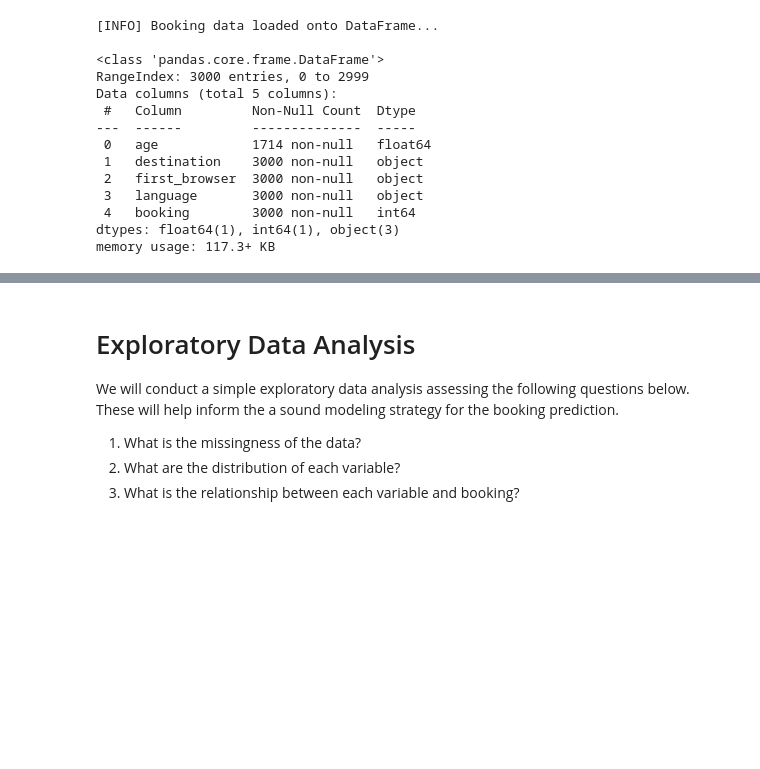
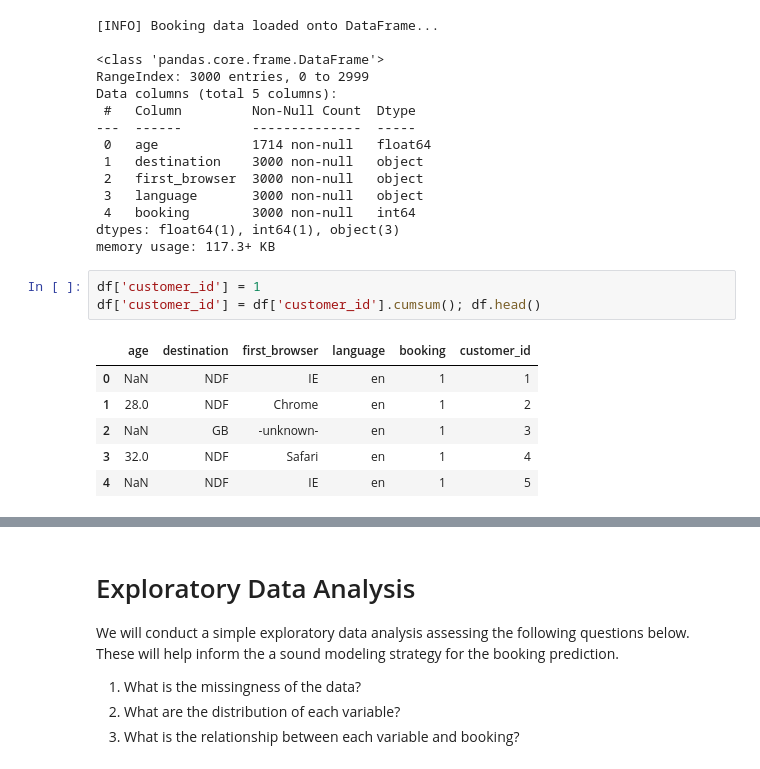
Before and after one commit to datascienceschool-com/ml-fast-api-hotel-booking, a Jupyter notebook: notebooks/Hotel Booking Prediction.ipynb, the cells around one changed output, grey strips where cells are left out. Saved outputs shown, nothing was run; the diff lists cells and outputs as text; blank space fills up the shorter version.

```diff
--- a/notebooks/Hotel Booking Prediction.ipynb
+++ b/notebooks/Hotel Booking Prediction.ipynb
@@ -72,3 +72,13 @@ Data columns (total 5 columns):
  4   booking        3000 non-null   int64
 dtypes: float64(1), int64(1), object(3)
 memory usage: 117.3+ KB
+# %%
+df['customer_id'] = 1
+df['customer_id'] = df['customer_id'].cumsum(); df.head()
+# %% [output]
+|  | age | destination | first_browser | language | booking | customer_id |
+| 0 | NaN | NDF | IE | en | 1 | 1 |
+| 1 | 28.0 | NDF | Chrome | en | 1 | 2 |
+| 2 | NaN | GB | -unknown- | en | 1 | 3 |
+| 3 | 32.0 | NDF | Safari | en | 1 | 4 |
+| 4 | NaN | NDF | IE | en | 1 | 5 |
```
Also changed, not shown: parts of 4 cells of this notebook, 19 other files.
